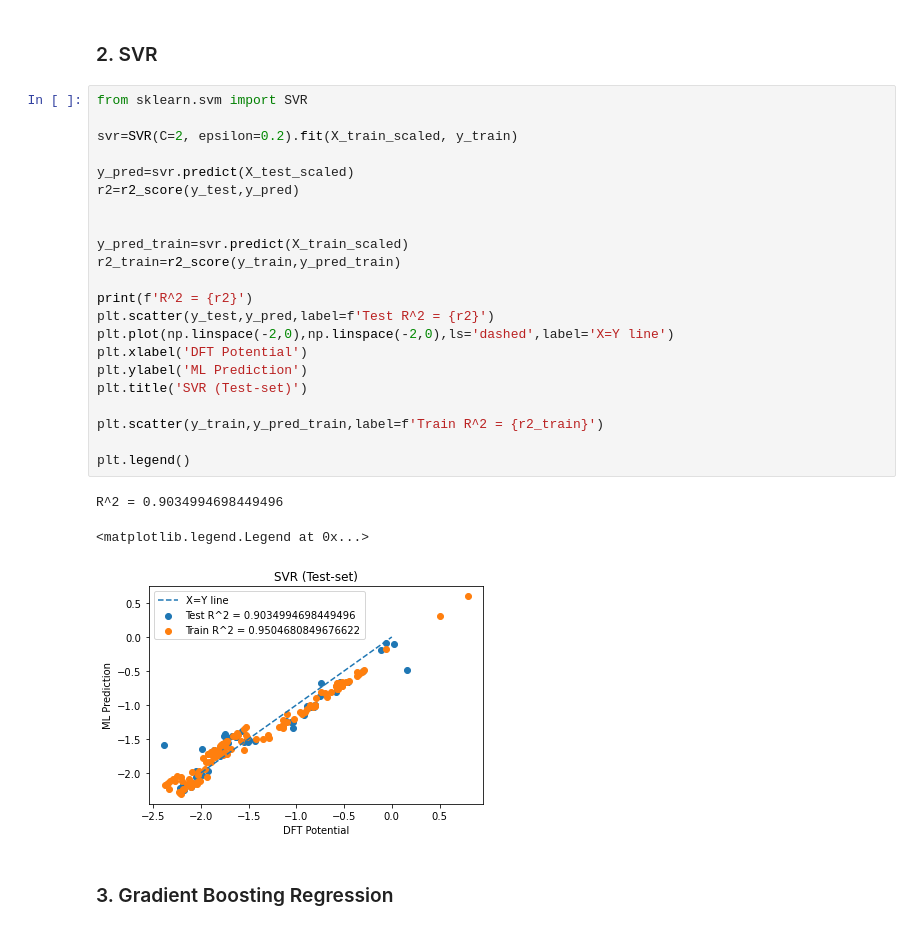
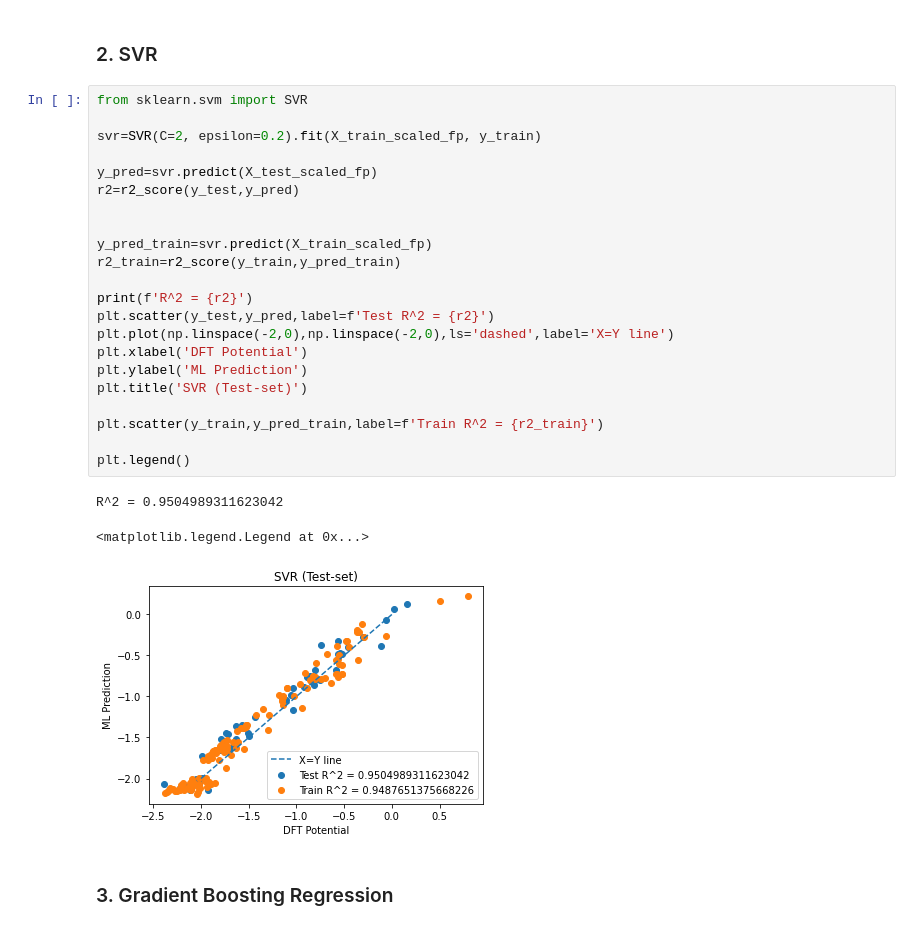
Before and after one commit to siddharth-ncl-work/miscellaneous, a Jupyter notebook: machine_learning_project_ideas/1/Fingerprint/model_training.ipynb, the cells around one changed output. Drawn from its saved outputs; the diff is of its cells as text.

```diff
--- a/machine_learning_project_ideas/1/Fingerprint/model_training.ipynb
+++ b/machine_learning_project_ideas/1/Fingerprint/model_training.ipynb
@@ -166,29 +154,29 @@ R^2 = 0.9888052654144618
 # %%
 from sklearn.svm import SVR
 
-svr=SVR(C=2, epsilon=0.2).fit(X_train_scaled, y_train)
+svr=SVR(C=2, epsilon=0.2).fit(X_train_scaled_fp, y_train)
 
-y_pred=svr.predict(X_test_scaled)
+y_pred=svr.predict(X_test_scaled_fp)
 r2=r2_score(y_test,y_pred)
 
 
-y_pred_train=svr.predict(X_train_scaled)
+y_pred_train=svr.predict(X_train_scaled_fp)
 r2_train=r2_score(y_train,y_pred_train)
 
 print(f'R^2 = {r2}')
 plt.scatter(y_test,y_pred,label=f'Test R^2 = {r2}')
 plt.plot(np.linspace(-2,0),np.linspace(-2,0),ls='dashed',label='X=Y line')
 plt.xlabel('DFT Potential')
 plt.ylabel('ML Prediction')
 plt.title('SVR (Test-set)')
 
 plt.scatter(y_train,y_pred_train,label=f'Train R^2 = {r2_train}')
 
 plt.legend()
 # %% [output]
-R^2 = 0.9034994698449496
+R^2 = 0.9504989311623042
 <matplotlib.legend.Legend at 0x...>
-[figure, old version]
+[figure, new version]
 # %% [markdown]
 ### 3. Gradient Boosting Regression
 # %%
```
Also changed, not shown: parts of 18 cells of this notebook, 6 other files.
